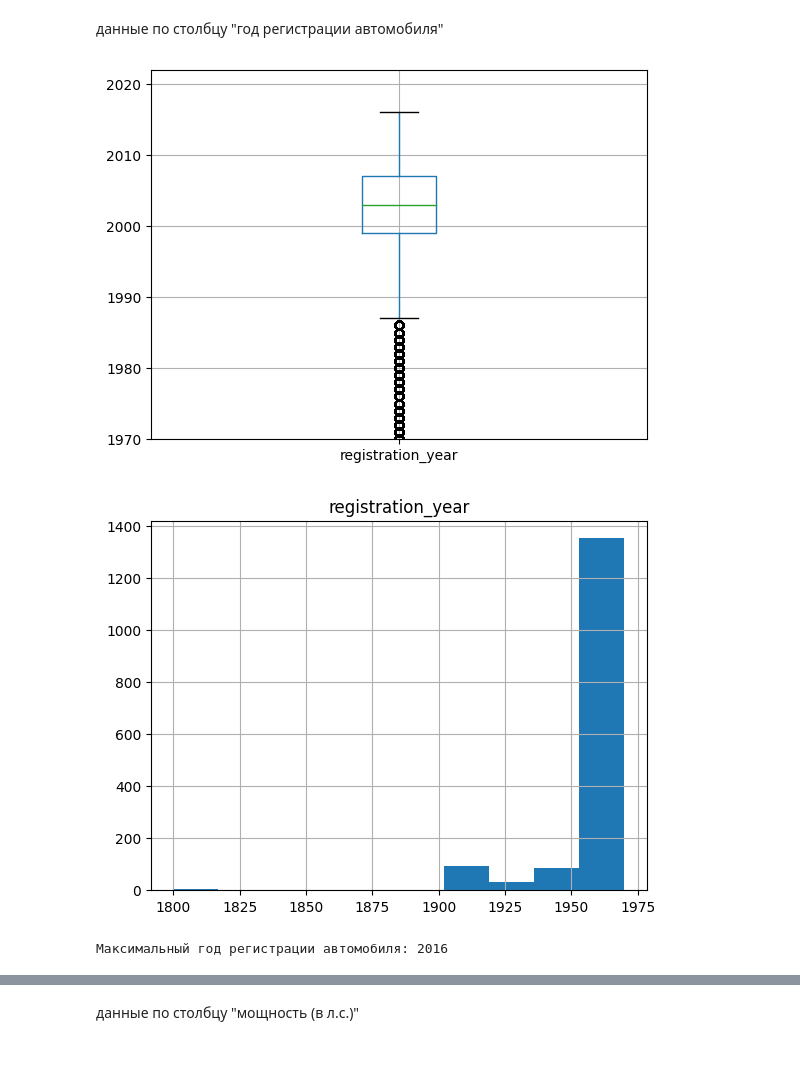
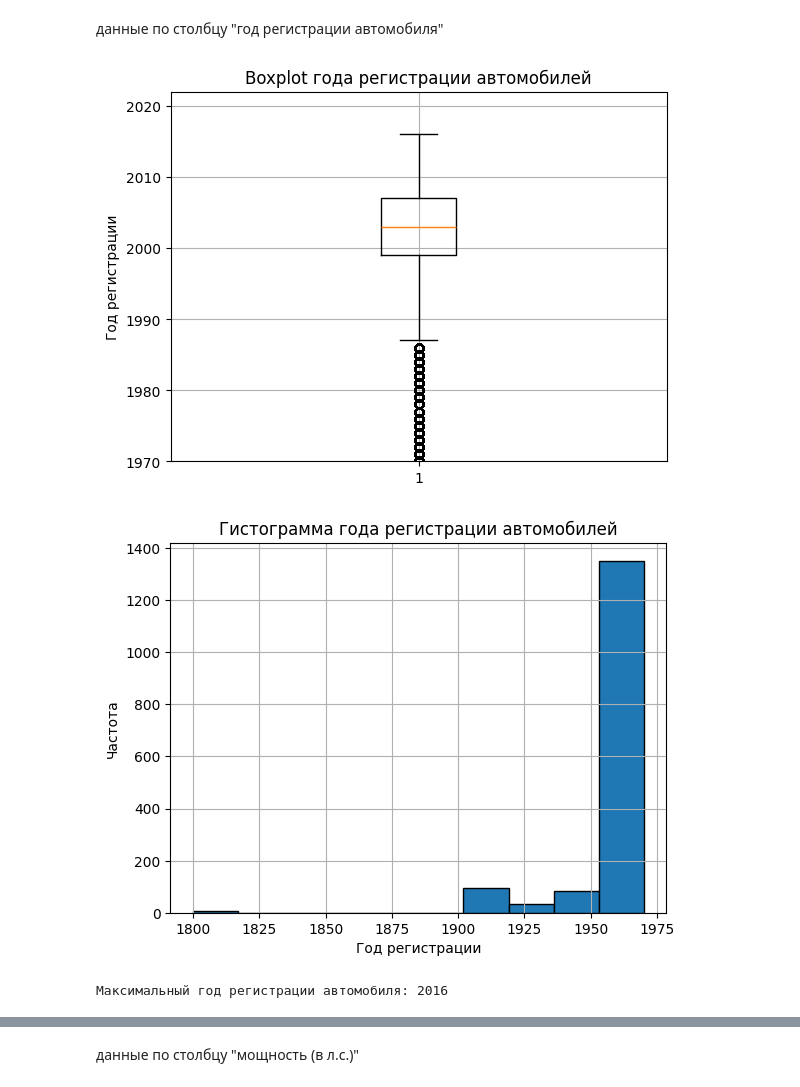
Before and after one commit to samurai921/task_sklearn, a Jupyter notebook: task_2/task_2.ipynb, the cells around one changed output, grey strips where cells are left out. Drawn from its saved outputs; the diff is of its cells as text; code cells hidden in the pictures; blank space fills up the shorter version.

```diff
--- a/task_2/task_2.ipynb
+++ b/task_2/task_2.ipynb
@@ -229,14 +236,26 @@ df = df.loc[df['registration_year'] <= df['date_created'].dt.year]
 # %% [markdown]
 данные по столбцу "год регистрации автомобиля"
 # %%
-df.boxplot(column='registration_year')
+# Boxplot
+plt.boxplot(df['registration_year'])
+plt.grid()
 plt.ylim(1970, 2022)
+plt.title('Boxplot года регистрации автомобилей')
+plt.ylabel('Год регистрации')
 plt.show()
-df.hist(column='registration_year', range=(1800, 1970))
+
+# Гистограмма
+plt.hist(df['registration_year'], range=(1800, 1970), bins=10, edgecolor='black')
+plt.grid()
+plt.title('Гистограмма года регистрации автомобилей')
+plt.xlabel('Год регистрации')
+plt.ylabel('Частота')
 plt.show()
+
+# Вывод максимального года регистрации
 print(f'Максимальный год регистрации автомобиля: {df["registration_year"].max()}')
 # %% [output]
-[figure, old version]
+[figure, new version]
-[figure, old version]
+[figure, new version]
 Максимальный год регистрации автомобиля: 2016
 # %%
```
Also changed, not shown: parts of 48 cells of this notebook.
